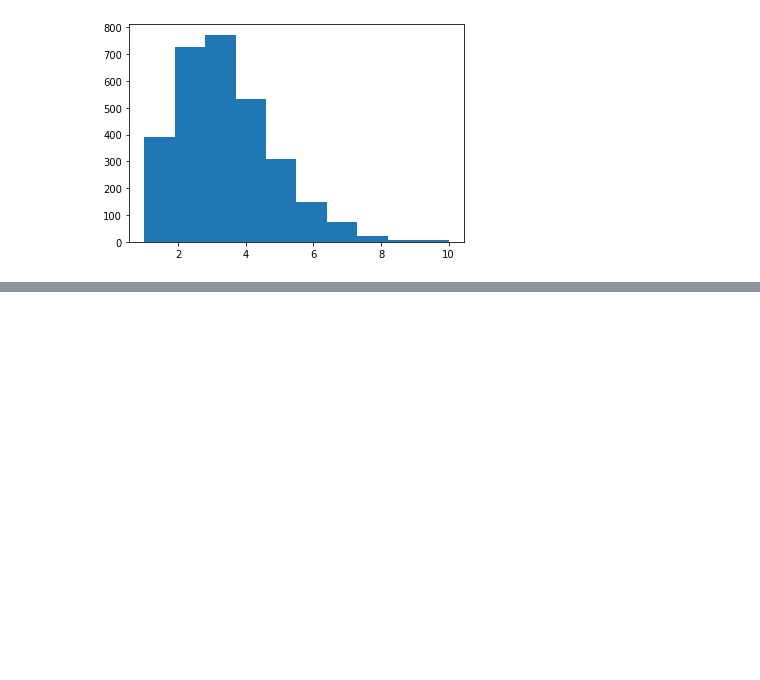
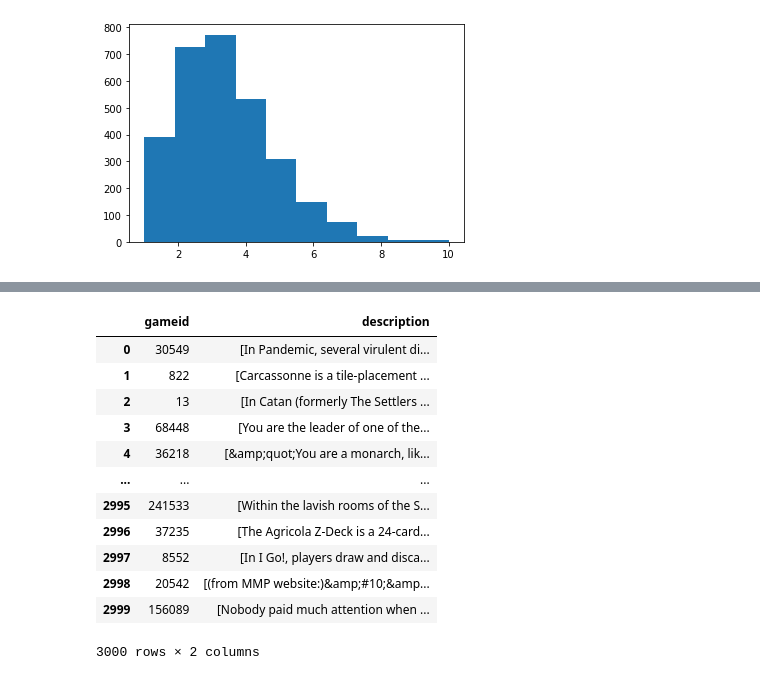
Before and after one commit to timcolussi/boardgame_rec_capstone, a Jupyter notebook: boardgame_rec_app.ipynb, the cells around one changed output, grey strips where cells are left out. Cells and saved outputs as stored; diff of their text form; code cells hidden in the pictures; blank space fills up the shorter version.

```diff
--- a/boardgame_rec_app.ipynb
+++ b/boardgame_rec_app.ipynb
@@ -1519,0 +1751,16 @@ plt.hist(cat_gid_count.gameid, bins = 10)
+# %%
+df_desc
+# %% [output]
+|  | gameid | description |
+| 0 | 30549 | [In Pandemic, several virulent di... |
+| 1 | 822 | [Carcassonne is a tile-placement ... |
+| 2 | 13 | [In Catan (formerly The Settlers ... |
+| 3 | 68448 | [You are the leader of one of the... |
+| 4 | 36218 | [&amp;quot;You are a monarch, lik... |
+| ... | ... | ... |
+| 2995 | 241533 | [Within the lavish rooms of the S... |
+| 2996 | 37235 | [The Agricola Z-Deck is a 24-card... |
+| 2997 | 8552 | [In I Go!, players draw and disca... |
+| 2998 | 20542 | [(from MMP website:)&amp;#10;&amp... |
+| 2999 | 156089 | [Nobody paid much attention when ... |
+3000 rows × 2 columns
```
Also changed, not shown: parts of 28 cells of this notebook, 1 other file.
